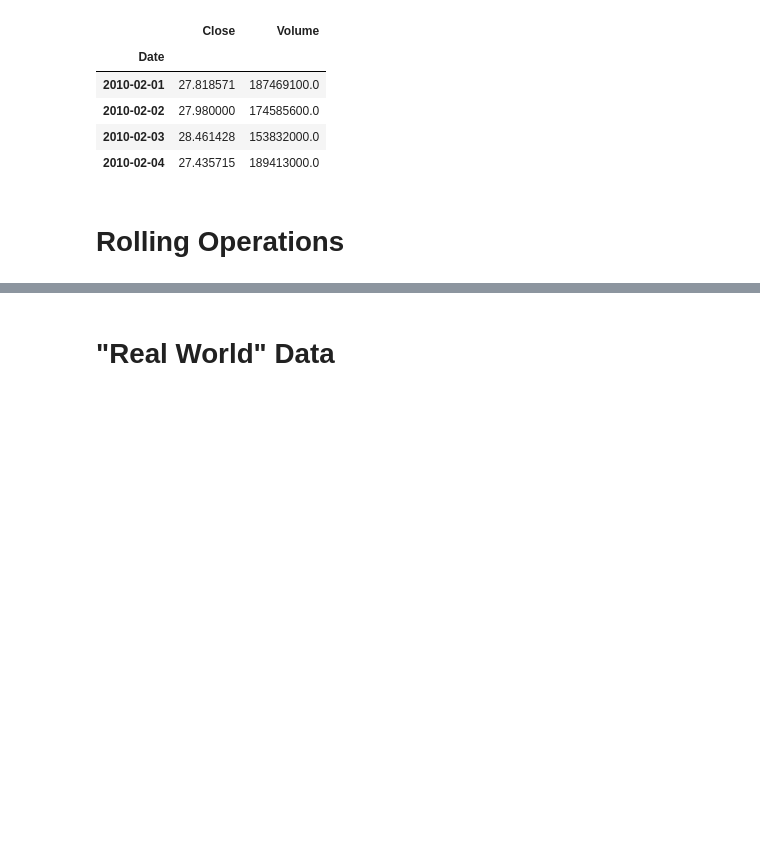
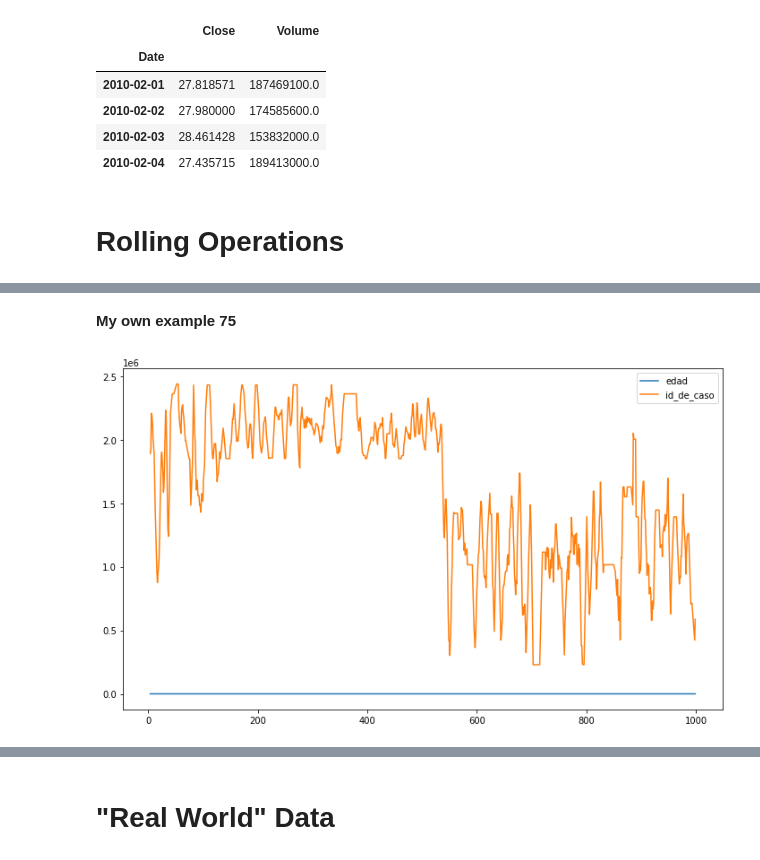
Before and after one commit to jumorenop/MetNumUN2022II, a Jupyter notebook: Lab2/Lab2.ipynb, the cells around one changed output, grey strips where cells are left out. Cells and saved outputs as stored; diff of their text form; code cells hidden in the pictures; blank space fills up the shorter version.

```diff
--- a/Lab2/Lab2.ipynb
+++ b/Lab2/Lab2.ipynb
@@ -845,0 +1585,4 @@ aapl.head()
+# %%
+import pandas as pd
+dvargas = pd.read_csv('https://www.datos.gov.co/resource/i58g-rfwr.csv')
+dvargas.head()
@@ -871,3 +1630,9 @@ aapl.rolling(5)[['Close', 'Adj Close']].mean().plot();
+# %% [markdown]
+**My own example 75**
+# %%
+dvargas.rolling(5)[['edad', 'id_de_caso']].mean().plot();
+# %% [output]
+[figure, added]
 # %%
 # Drop `Volume`, since it's way bigger than everything else.
 aapl.drop('Volume', axis=1).resample('2W').max().plot();
```
Also changed, not shown: parts of 207 cells of this notebook.
